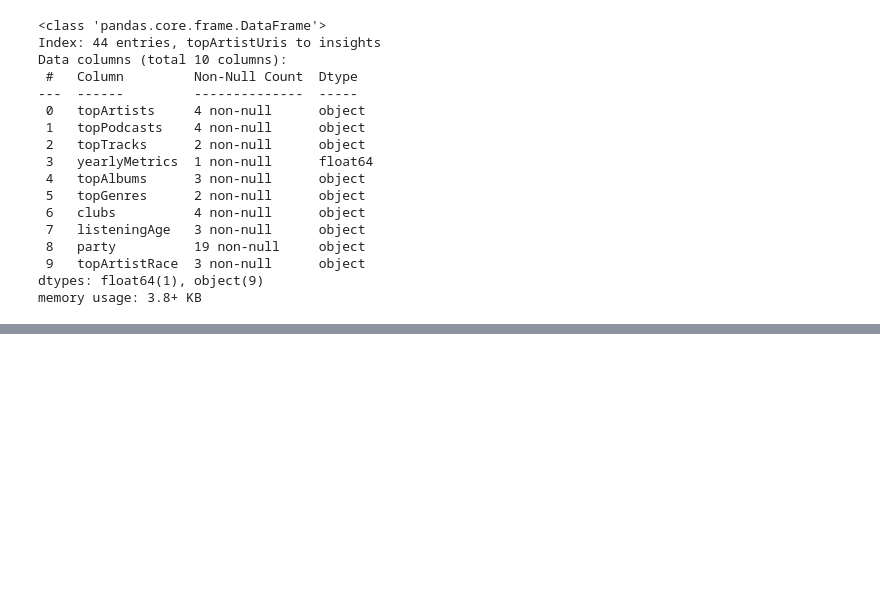
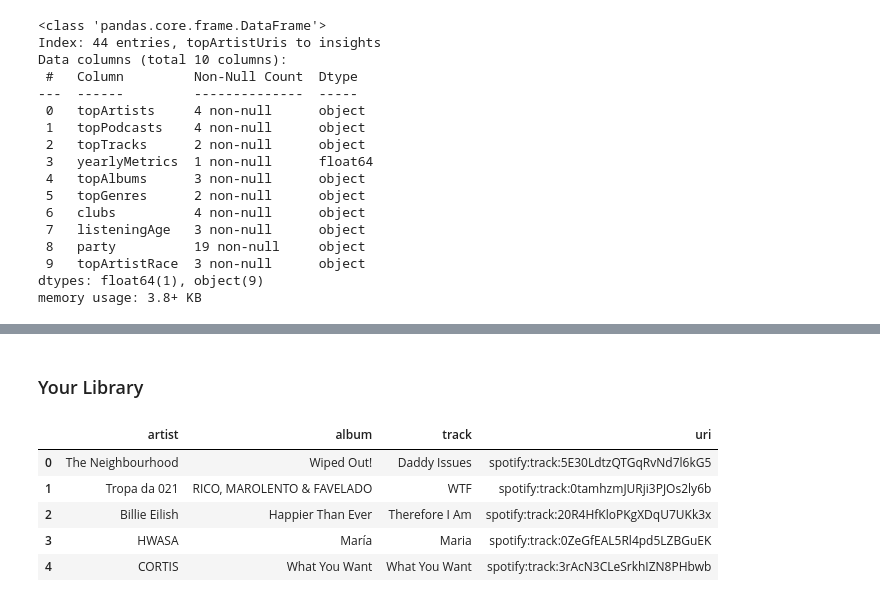
Before and after one commit to GuilhermeSouza122/atv_ciencia_dados, a Jupyter notebook: may/tratamento_de_dados.ipynb, the cells around one changed output, grey strips where cells are left out. Drawn from its saved outputs; the diff is of its cells as text; code cells hidden in the pictures; blank space fills up the shorter version.

```diff
--- a/may/tratamento_de_dados.ipynb
+++ b/may/tratamento_de_dados.ipynb
@@ -379,0 +362,15 @@ Name: topArtists, dtype: object
+# %% [markdown]
+### Your Library
+# %%
+with open("YourLibrary.json", "r", encoding="utf-8") as f:
+    library = json.load(f)
+
+df_library_tracks = pd.DataFrame(library["tracks"])
+df_library_tracks.head()
+# %% [output]
+|  | artist | album | track | uri |
+| 0 | The Neighbourhood | Wiped Out! | Daddy Issues | spotify:track:5E30LdtzQTGqRvNd7l6kG5 |
+| 1 | Tropa da 021 | RICO, MAROLENTO & FAVELADO | WTF | spotify:track:0tamhzmJURji3PJOs2ly6b |
+| 2 | Billie Eilish | Happier Than Ever | Therefore I Am | spotify:track:20R4HfKloPKgXDqU7UKk3x |
+| 3 | HWASA | María | Maria | spotify:track:0ZeGfEAL5Rl4pd5LZBGuEK |
+| 4 | CORTIS | What You Want | What You Want | spotify:track:3rAcN3CLeSrkhIZN8PHbwb |
```
Also changed, not shown: parts of 11 cells of this notebook.
